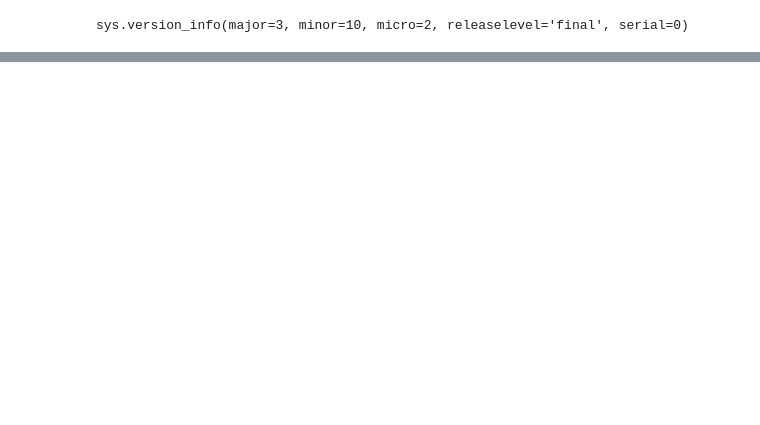
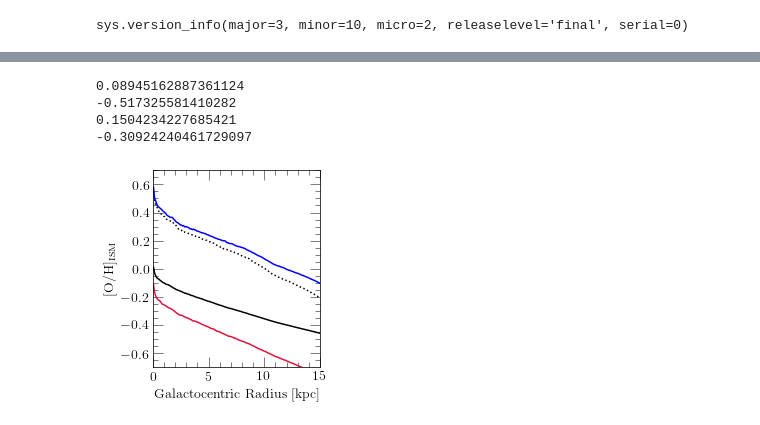
Before and after one commit to giganano/radial-flows, a Jupyter notebook: notebooks/outflows.ipynb, the cells around one changed output, grey strips where cells are left out. Cells and saved outputs as stored; diff of their text form; code cells hidden in the pictures; blank space fills up the shorter version.

```diff
--- a/notebooks/outflows.ipynb
+++ b/notebooks/outflows.ipynb
@@ -121,0 +147,10 @@ plt.show()
+# %%
+outputs = [
+    "../outputs/constant/vgas-0-zerometinfall", # no outflows, Z = 0 accretion
+#     "../outputs/constant/vgas-0-zerometinfall-withoutflows", # with outflows, Z = 0 accretion
+    "../outputs/constant/vgas-0-zerometinfall-J25outflows",
+    "../outputs/constant/vgas-0", # no outflows, Z > 0 accretion
+#     "../outputs/constant/vgas-0-withoutflows" # with outflows, Z > 0 accretion
+    "../outputs/constant/vgas-0-J25outflows"
+]
+outputs = [vice.output(name) for name in outputs]
@@ -121,0 +165,33 @@ plt.show()
+# %%
+COLORS = ["black", "crimson", "blue", "black"]
+LINESTYLES = [":", "-", "-", "-"]
+
+fig = plt.figure(figsize = (3.5, 3.5))
+ax = fig.add_subplot(111)
+ax.set_xlabel(r"Galactocentric Radius [kpc]")
+ax.set_ylabel(r"[O/H]$_\text{ISM}$")
+ax.set_xlim([0, 15])
+ax.set_ylim([-0.7, 0.7])
+
+def plot_model(output, zone_width = 0.1, **kwargs):
+    radii = [zone_width * (i + 0.5) for i in range(len(output.zones.keys()))]
+    oh = [output.zones["zone%d" % (i)].history["[o/h]"][-1] for i in range(len(output.zones.keys()))]
+    print(oh[80])
+    ax.plot(radii, oh, **kwargs)
+
+for i in range(len(outputs)):
+# for i in [0, 2, 3]:
+    kwargs = {
+        "c": named_colors()[COLORS[i]],
+        "linestyle": LINESTYLES[i]
+    }
+    plot_model(outputs[i], **kwargs)
+
+plt.tight_layout()
+plt.show()
+# %% [output]
+0.08945162887361124
+-0.517325581410282
+0.1504234227685421
+-0.30924240461729097
+[figure, added]
```
Also changed, not shown: parts of 5 cells of this notebook, 10 other files.
